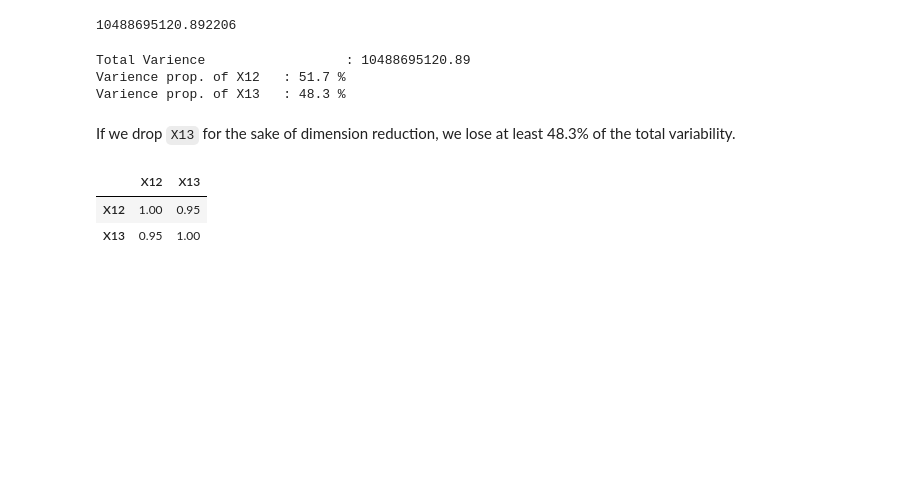
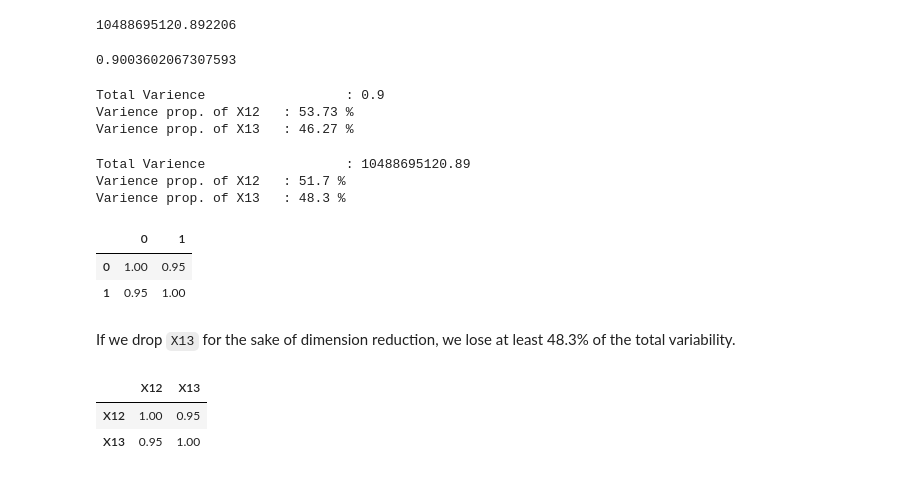
Before and after one commit to PosgradoMNA/actividades-del-projecto-team_59, a Jupyter notebook: Actividad_Sem_04_CD_PCA.ipynb, the cells around one changed output. Drawn from its saved outputs; the diff is of its cells as text; code cells hidden in the pictures; blank space fills up the shorter version.

```diff
--- a/Actividad_Sem_04_CD_PCA.ipynb
+++ b/Actividad_Sem_04_CD_PCA.ipynb
@@ -217,0 +279,20 @@ ndf.var().sum()
+# %%
+# - - - - - - - - - - - -
+# Covarianza con normalización la formula (x−μ)/σ
+
+
+#X12_norm = norm0_1(df['X12'],Varience[0,0])
+
+xmean12 = df.X12.mean()
+X_norm12=[]
+n=0
+for n in range(len(df.X12)):
+  X_norm12.append(df.X12[n]*xmean12/Varience[0,0])
+  n = n+1
+
+xmean13 = df.X13.mean()
+X_norm13=[]
+n=0
+for n in range(len(df.X13)):
+  X_norm13.append(df.X13[n]*xmean13/Varience[0,0])
+  n = n+1
@@ -217,0 +305,8 @@ ndf.var().sum()
+# %%
+# - - - - - - - - - - - - NORMALIZADO
+ndfnorm = pd.DataFrame([X_norm12, X_norm13]).transpose(copy = True)
+#A=ndform.transpose(copy= True)
+print('ndfnorm:\n',ndfnorm)
+#ndfnorm = [X_norm12, X_norm13]
+#ndform.var().sum()
+ndfnorm.var().sum()
@@ -221,3 +333,9 @@ t= ndf.var().sum()
 t
 # %% [output]
 10488695120.892206
+# %%
+# - - - - - - - - - - - - NORMALIZADO
+tnorm= ndfnorm.var().sum()
+tnorm
+# %% [output]
+0.9003602067307593
@@ -224,3 +346,12 @@ t
+# %%
+# - - - - - - - - - - - - NORMALIZADO
+print('Total Varience \t\t\t:', tnorm.round(2) )
+print('Varience prop. of X12 \t:', ((varCnorm/tnorm)*100).round(2),'%' )
+print('Varience prop. of X13 \t:', ((varRnorm/tnorm)*100).round(2),'%' )
+# %% [output]
+Total Varience                  : 0.9
+Varience prop. of X12   : 53.73 %
+Varience prop. of X13   : 46.27 %
 # %%
 # - - - - - - - - - - - -
 varC =Varience[0][0]
@@ -233,6 +364,13 @@ print('Varience prop. of X13 \t:', ((varR/t)*100).round(2),'%' )
 Total Varience                  : 10488695120.89
 Varience prop. of X12   : 51.7 %
 Varience prop. of X13   : 48.3 %
+# %%
+# - - - - - - - - - - - - NORMALIZADO
+ndfnorm.corr().round(2)
+# %% [output]
+|  | 0 | 1 |
+| 0 | 1.00 | 0.95 |
+| 1 | 0.95 | 1.00 |
 # %% [markdown]
 If we drop `X13` for the sake of dimension reduction, we  lose at least 48.3% of the total variability.
 # %%
```
Also changed, not shown: parts of 13 cells of this notebook.
